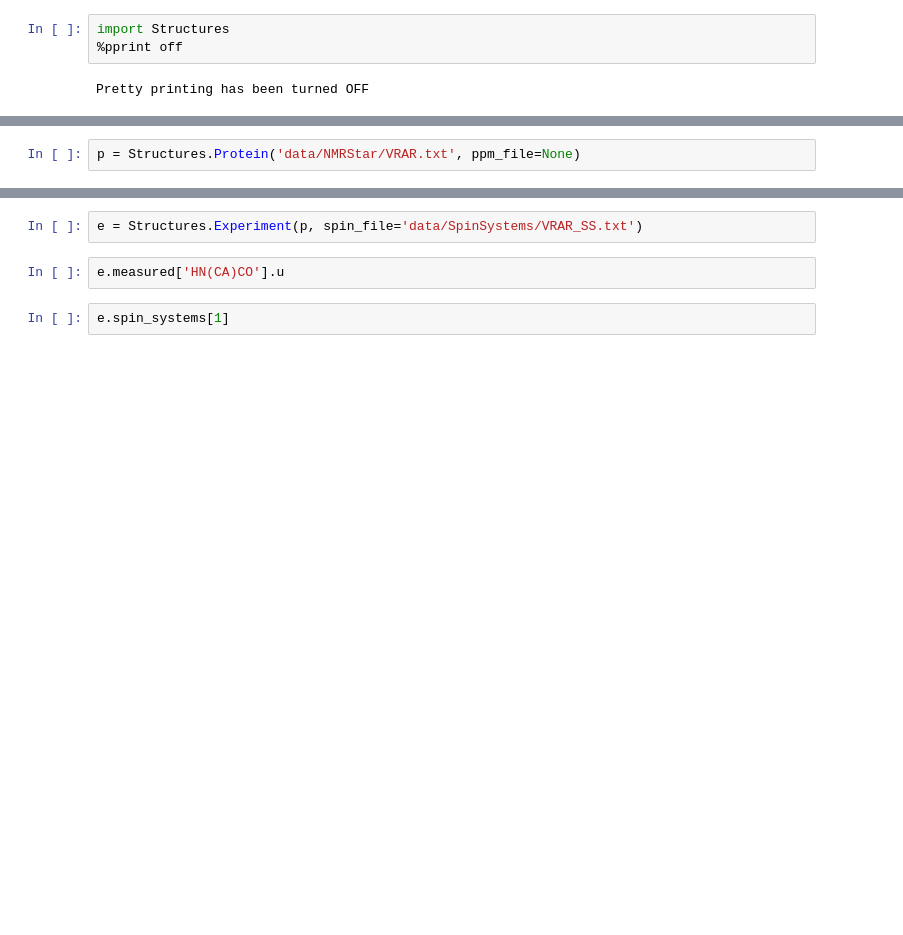
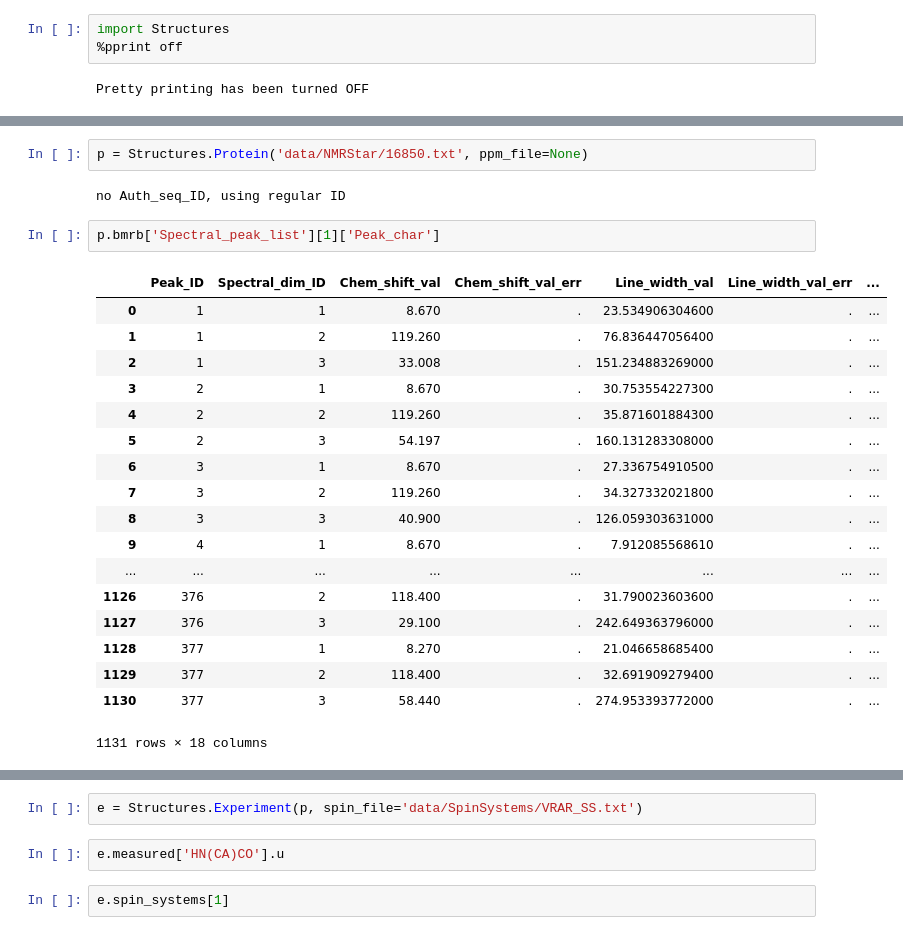
Before and after one commit to fsbravo/lipras, a Jupyter notebook: src/Structures_tests.ipynb, the cells around one changed output, grey strips where cells are left out. Cells and saved outputs as stored; diff of their text form; blank space fills up the shorter version.

Commit message:
fixes to peak list reading

```diff
--- a/src/Structures_tests.ipynb
+++ b/src/Structures_tests.ipynb
@@ -8,2 +10,25 @@ reload(Structures)
 # %%
-p = Structures.Protein('data/NMRStar/VRAR.txt', ppm_file=None)
+p = Structures.Protein('data/NMRStar/16850.txt', ppm_file=None)
+# %% [output]
+no Auth_seq_ID, using regular ID
+# %%
+p.bmrb['Spectral_peak_list'][1]['Peak_char']
+# %% [output]
+|  | Peak_ID | Spectral_dim_ID | Chem_shift_val | Chem_shift_val_err | Line_width_val | Line_width_val_err | ... |
+| 0 | 1 | 1 | 8.670 | . | 23.534906304600 | . | ... |
+| 1 | 1 | 2 | 119.260 | . | 76.836447056400 | . | ... |
+| 2 | 1 | 3 | 33.008 | . | 151.234883269000 | . | ... |
+| 3 | 2 | 1 | 8.670 | . | 30.753554227300 | . | ... |
+| 4 | 2 | 2 | 119.260 | . | 35.871601884300 | . | ... |
+| 5 | 2 | 3 | 54.197 | . | 160.131283308000 | . | ... |
+| 6 | 3 | 1 | 8.670 | . | 27.336754910500 | . | ... |
+| 7 | 3 | 2 | 119.260 | . | 34.327332021800 | . | ... |
+| 8 | 3 | 3 | 40.900 | . | 126.059303631000 | . | ... |
+| 9 | 4 | 1 | 8.670 | . | 7.912085568610 | . | ... |
+| ... | ... | ... | ... | ... | ... | ... | ... |
+| 1126 | 376 | 2 | 118.400 | . | 31.790023603600 | . | ... |
+| 1127 | 376 | 3 | 29.100 | . | 242.649363796000 | . | ... |
+| 1128 | 377 | 1 | 8.270 | . | 21.046658685400 | . | ... |
+| 1129 | 377 | 2 | 118.400 | . | 32.691909279400 | . | ... |
+| 1130 | 377 | 3 | 58.440 | . | 274.953393772000 | . | ... |
+1131 rows × 18 columns
```
Also changed, not shown: parts of 4 cells of this notebook, 3 other files.
